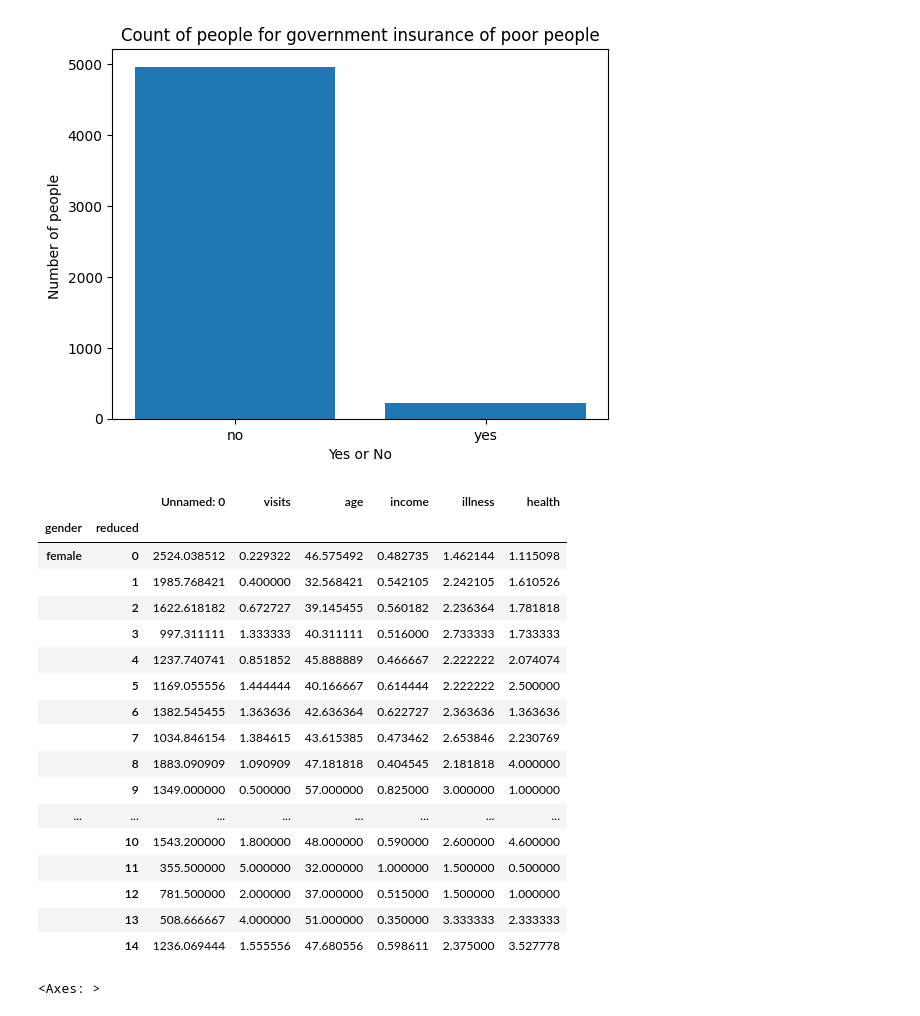
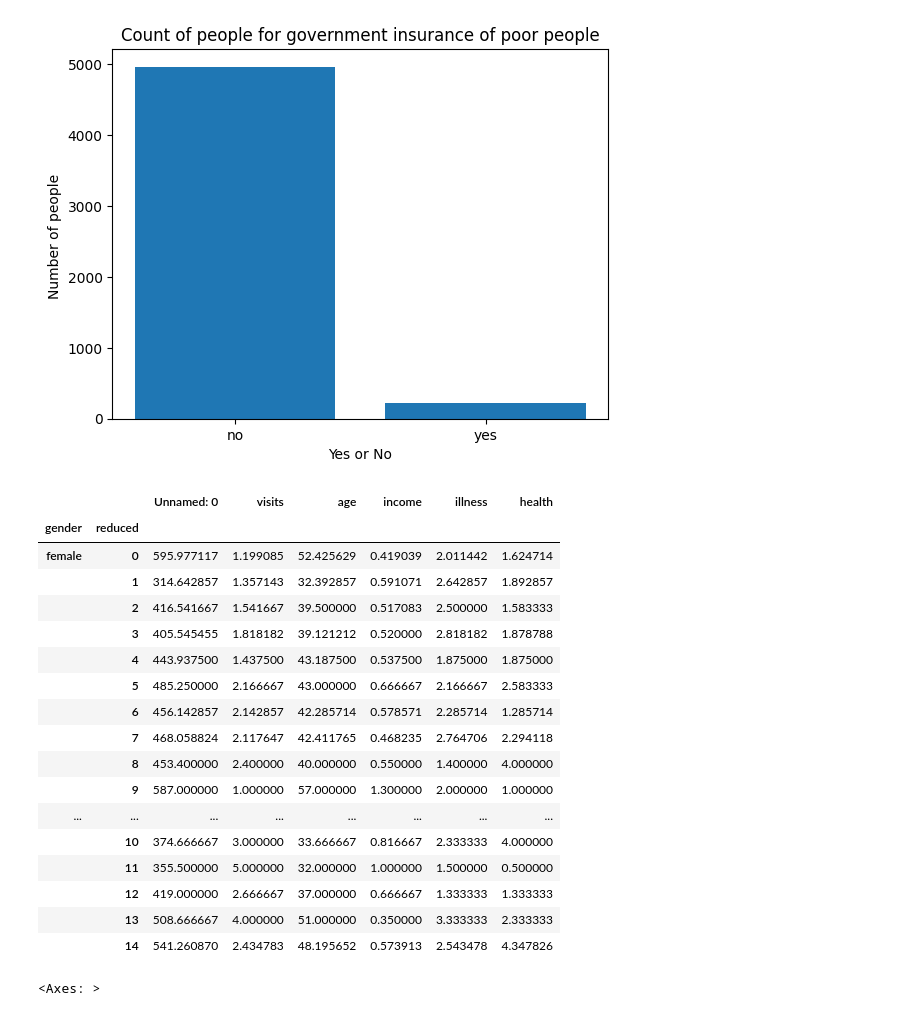
Before and after one commit to saisree-2204/my_kinda_codes, a Jupyter notebook: Doctor_visit_analysis.ipynb, the cells around one changed output. Saved outputs shown, nothing was run; the diff lists cells and outputs as text; code cells hidden in the pictures.

```diff
--- a/Doctor_visit_analysis.ipynb
+++ b/Doctor_visit_analysis.ipynb
@@ -179,26 +179,26 @@ plt.show()
 # %% [output]
 [figure]
 # %%
-ds.groupby(['gender','reduced']).mean()
+df.groupby(['gender','reduced']).mean()
 # %% [output]
 |  |  | Unnamed: 0 | visits | age | income | illness | health |
 | gender | reduced |  |  |  |  |  |  |
-| female | 0 | 2524.038512 | 0.229322 | 46.575492 | 0.482735 | 1.462144 | 1.115098 |
-|  | 1 | 1985.768421 | 0.400000 | 32.568421 | 0.542105 | 2.242105 | 1.610526 |
-|  | 2 | 1622.618182 | 0.672727 | 39.145455 | 0.560182 | 2.236364 | 1.781818 |
-|  | 3 | 997.311111 | 1.333333 | 40.311111 | 0.516000 | 2.733333 | 1.733333 |
-|  | 4 | 1237.740741 | 0.851852 | 45.888889 | 0.466667 | 2.222222 | 2.074074 |
-|  | 5 | 1169.055556 | 1.444444 | 40.166667 | 0.614444 | 2.222222 | 2.500000 |
-|  | 6 | 1382.545455 | 1.363636 | 42.636364 | 0.622727 | 2.363636 | 1.363636 |
-|  | 7 | 1034.846154 | 1.384615 | 43.615385 | 0.473462 | 2.653846 | 2.230769 |
-|  | 8 | 1883.090909 | 1.090909 | 47.181818 | 0.404545 | 2.181818 | 4.000000 |
-|  | 9 | 1349.000000 | 0.500000 | 57.000000 | 0.825000 | 3.000000 | 1.000000 |
+| female | 0 | 595.977117 | 1.199085 | 52.425629 | 0.419039 | 2.011442 | 1.624714 |
+|  | 1 | 314.642857 | 1.357143 | 32.392857 | 0.591071 | 2.642857 | 1.892857 |
+|  | 2 | 416.541667 | 1.541667 | 39.500000 | 0.517083 | 2.500000 | 1.583333 |
+|  | 3 | 405.545455 | 1.818182 | 39.121212 | 0.520000 | 2.818182 | 1.878788 |
+|  | 4 | 443.937500 | 1.437500 | 43.187500 | 0.537500 | 1.875000 | 1.875000 |
+|  | 5 | 485.250000 | 2.166667 | 43.000000 | 0.666667 | 2.166667 | 2.583333 |
+|  | 6 | 456.142857 | 2.142857 | 42.285714 | 0.578571 | 2.285714 | 1.285714 |
+|  | 7 | 468.058824 | 2.117647 | 42.411765 | 0.468235 | 2.764706 | 2.294118 |
+|  | 8 | 453.400000 | 2.400000 | 40.000000 | 0.550000 | 1.400000 | 4.000000 |
+|  | 9 | 587.000000 | 1.000000 | 57.000000 | 1.300000 | 2.000000 | 1.000000 |
 | ... | ... | ... | ... | ... | ... | ... | ... |
-|  | 10 | 1543.200000 | 1.800000 | 48.000000 | 0.590000 | 2.600000 | 4.600000 |
+|  | 10 | 374.666667 | 3.000000 | 33.666667 | 0.816667 | 2.333333 | 4.000000 |
 |  | 11 | 355.500000 | 5.000000 | 32.000000 | 1.000000 | 1.500000 | 0.500000 |
-|  | 12 | 781.500000 | 2.000000 | 37.000000 | 0.515000 | 1.500000 | 1.000000 |
+|  | 12 | 419.000000 | 2.666667 | 37.000000 | 0.666667 | 1.333333 | 1.333333 |
 |  | 13 | 508.666667 | 4.000000 | 51.000000 | 0.350000 | 3.333333 | 2.333333 |
-|  | 14 | 1236.069444 | 1.555556 | 47.680556 | 0.598611 | 2.375000 | 3.527778 |
+|  | 14 | 541.260870 | 2.434783 | 48.195652 | 0.573913 | 2.543478 | 4.347826 |
 # %%
 import seaborn as sns
 plt.figure(figsize=(10,10))
```
Also changed, not shown: parts of 1 cell of this notebook.
